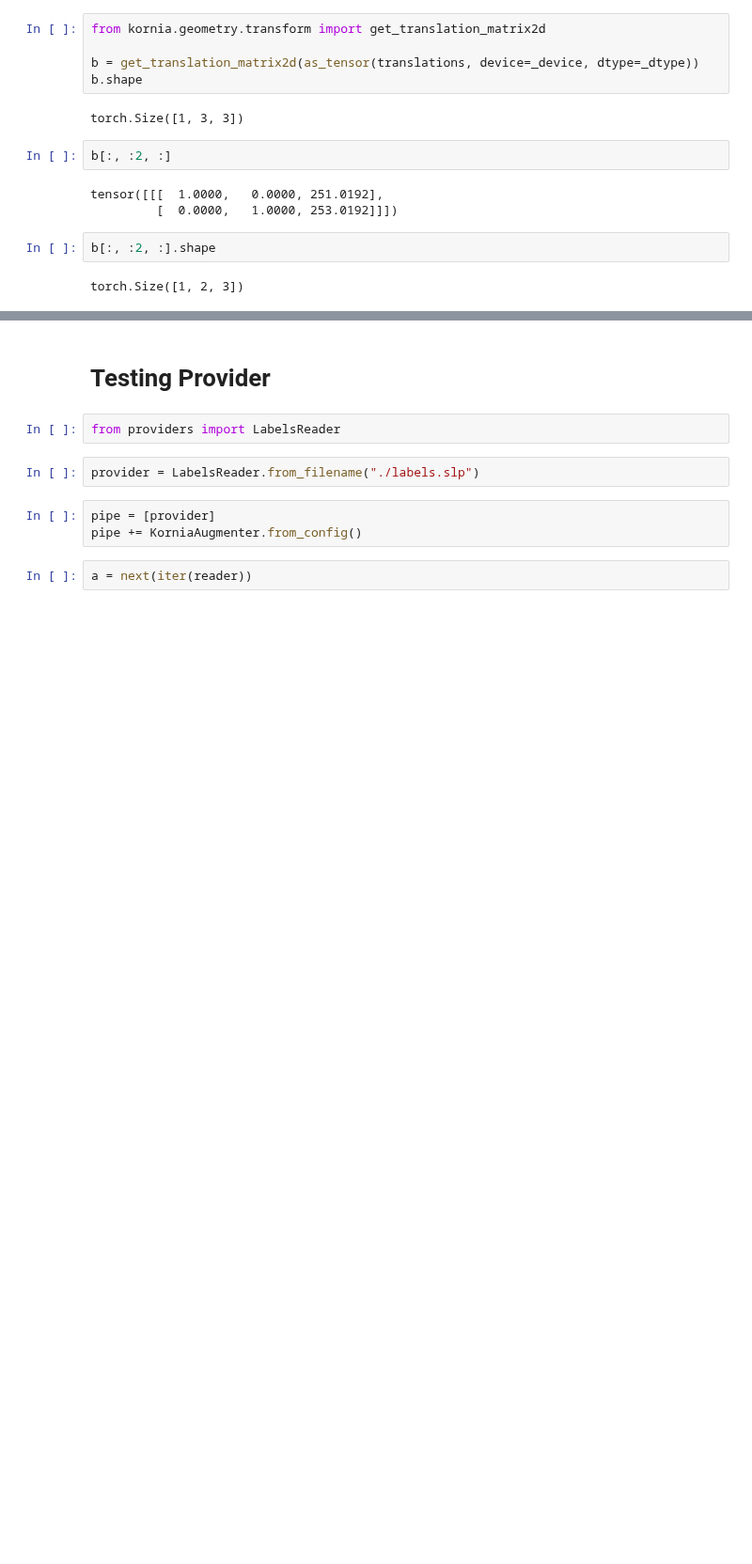
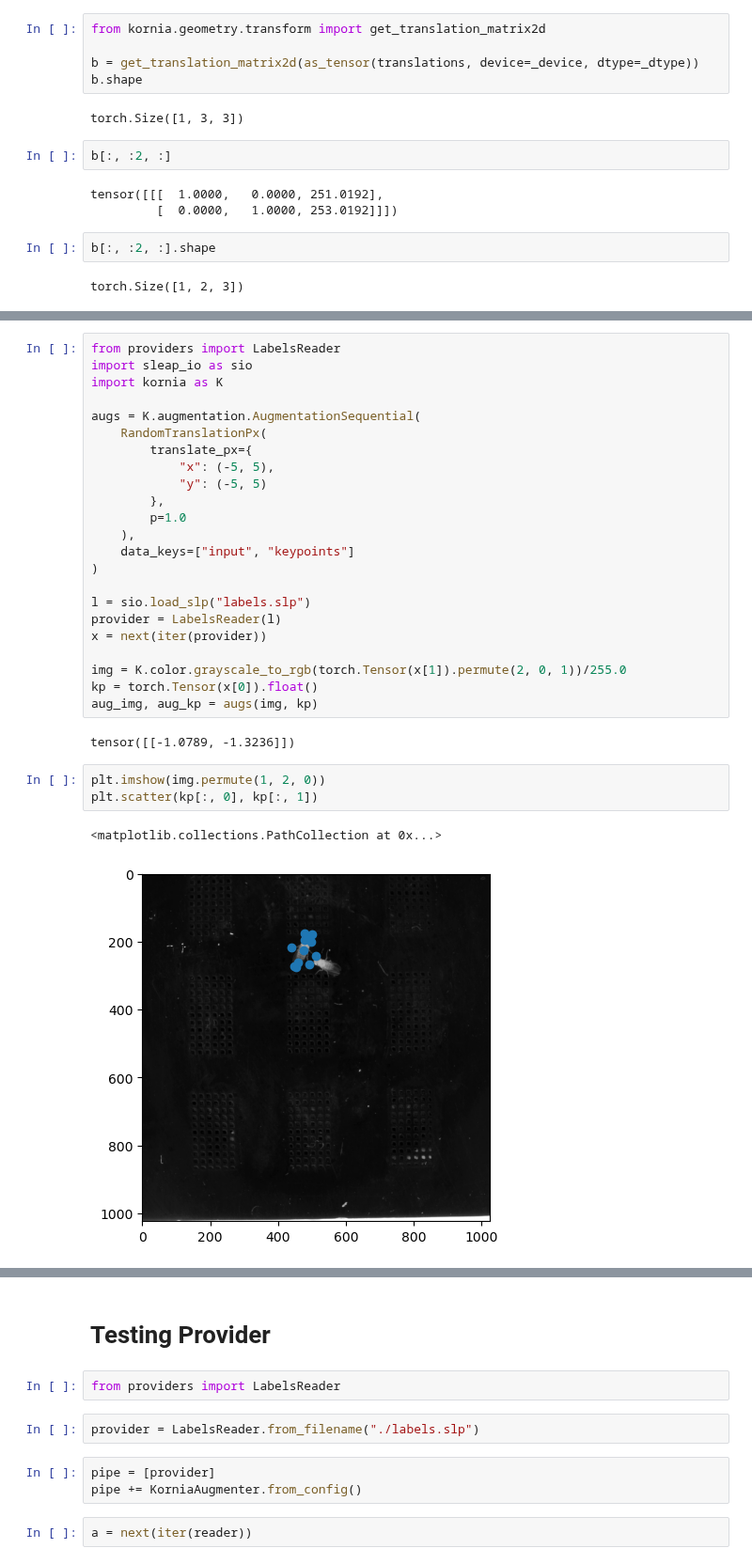
Before and after one commit to talmolab/sleap-nn, a Jupyter notebook: sleap_nn/data/tmp.ipynb, the cells around one changed output, grey strips where cells are left out. Shown at 94% size. Drawn from its saved outputs; the diff is of its cells as text; blank space fills up the shorter version.

```diff
--- a/sleap_nn/data/tmp.ipynb
+++ b/sleap_nn/data/tmp.ipynb
@@ -628,0 +691,31 @@ torch.Size([1, 2, 3])
+# %%
+from providers import LabelsReader
+import sleap_io as sio
+import kornia as K
+
+augs = K.augmentation.AugmentationSequential(
+    RandomTranslationPx(
+        translate_px={
+            "x": (-5, 5),
+            "y": (-5, 5)
+        },
+        p=1.0
+    ),
+    data_keys=["input", "keypoints"]
+)
+
+l = sio.load_slp("labels.slp")
+provider = LabelsReader(l)
+x = next(iter(provider))
+
+img = K.color.grayscale_to_rgb(torch.Tensor(x[1]).permute(2, 0, 1))/255.0
+kp = torch.Tensor(x[0]).float()
+aug_img, aug_kp = augs(img, kp)
+# %% [output]
+tensor([[-1.0789, -1.3236]])
+# %%
+plt.imshow(img.permute(1, 2, 0))
+plt.scatter(kp[:, 0], kp[:, 1])
+# %% [output]
+<matplotlib.collections.PathCollection at 0x...>
+[figure, added]
```
Also changed, not shown: parts of 3 cells of this notebook, 1 other file.
